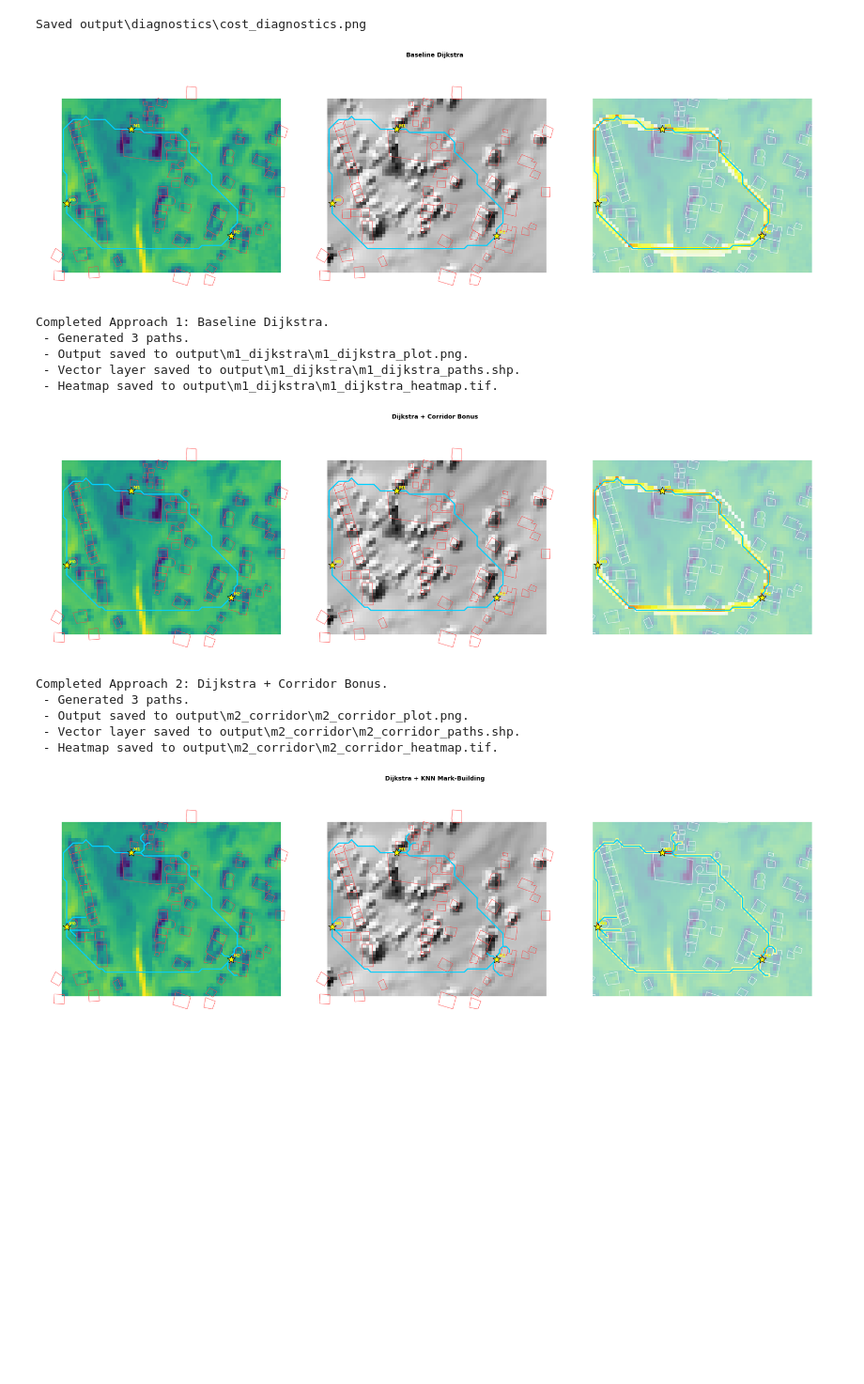
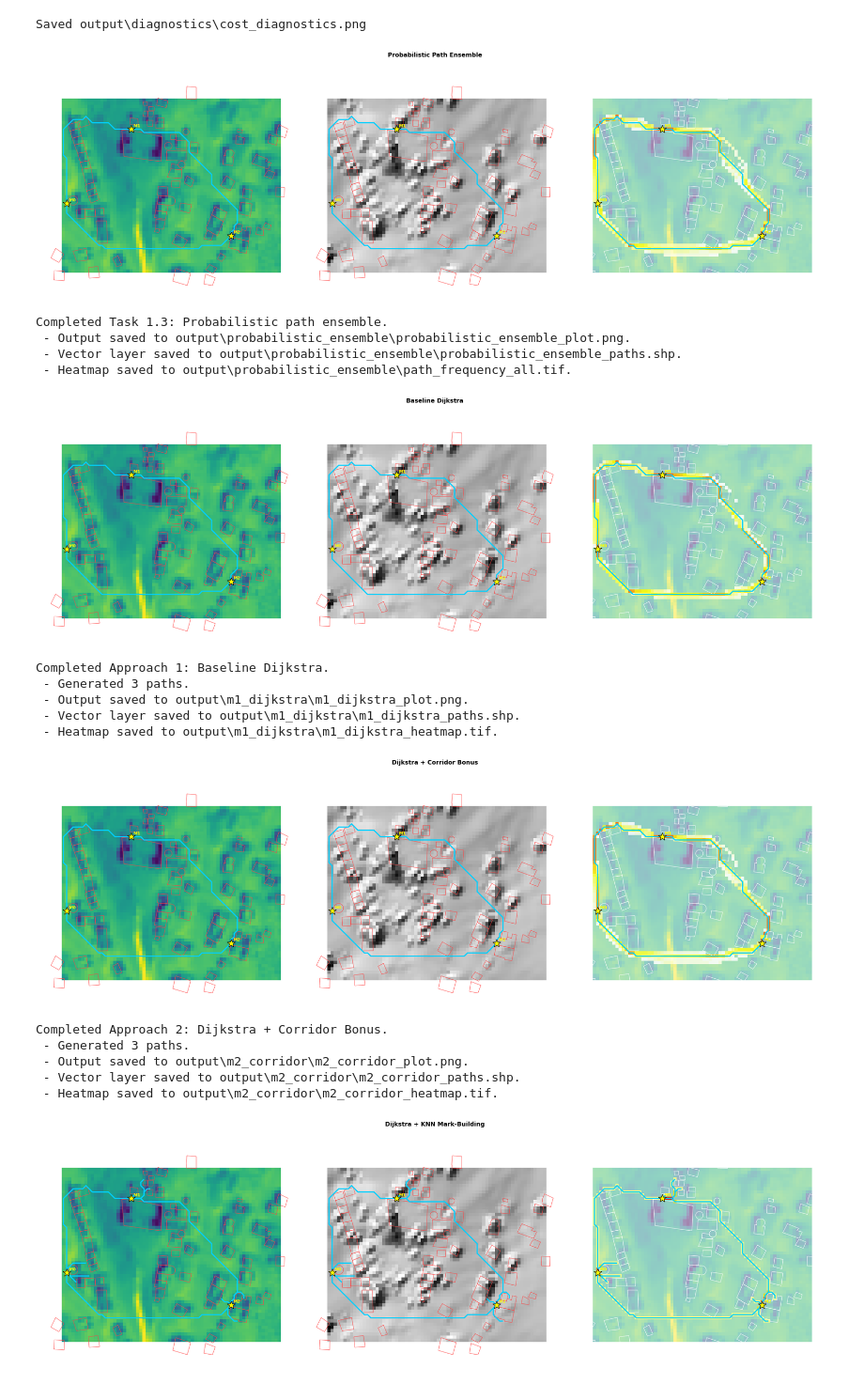
Before and after one commit to Manan-Wadhwa/lamp-gsoc-2026, a Jupyter notebook: Task1.ipynb, the cells around one changed output. Shown at 94% size. Saved outputs shown, nothing was run; the diff lists cells and outputs as text; code cells hidden in the pictures; blank space fills up the shorter version.

Commit message:
Task1 done

```diff
--- a/Task1.ipynb
+++ b/Task1.ipynb
@@ -958,6 +975,56 @@ def export_paths_shapefile(path_records, crs, filepath):
         gdf.to_file(filepath, driver="ESRI Shapefile", schema=schema, index=False)
     else:
         gdf.to_file(filepath, driver="ESRI Shapefile", index=False)
+# %%
+# Task 1.3 - Probabilistic path ensemble (cost perturbation)
+composite = composite_cost(
+    slope_cost_grid, surface_cost_grid, data["bldg_raster"], data["valid"], corridor_mult=corridor_mult
+)
+mark_nodes = mark_nodes_from_marks(data, composite)
+
+orig_k = CONFIG["PROB_K"]
+orig_noise = CONFIG["PROB_NOISE"]
+CONFIG["PROB_K"] = 20
+CONFIG["PROB_NOISE"] = 0.15
+try:
+    path_records, frequency_map, _ = run_dijkstra_mark_pairs(
+        data, composite, mark_nodes, include_prob=True
+    )
+finally:
+    CONFIG["PROB_K"] = orig_k
+    CONFIG["PROB_NOISE"] = orig_noise
+
+freq_norm = frequency_map
+if frequency_map.max() > 0:
+    freq_norm = frequency_map / frequency_map.max()
+
+output_dir = OUT / "probabilistic_ensemble"
+output_dir.mkdir(parents=True, exist_ok=True)
+
+plot_paths(
+    data,
+    path_records,
+    freq_norm,
+    "Probabilistic Path Ensemble",
+    "probabilistic_ensemble/probabilistic_ensemble_plot.png",
+    mark_nodes,
+ )
+
+export_paths_shapefile(
+    path_records, data["dem_crs"], output_dir / "probabilistic_ensemble_paths.shp"
+ )
+export_heatmap_geotiff(freq_norm, data["dem_meta"], output_dir / "path_frequency_all.tif")
+
+print("Completed Task 1.3: Probabilistic path ensemble.")
+print(f" - Output saved to {output_dir / 'probabilistic_ensemble_plot.png'}.")
+print(f" - Vector layer saved to {output_dir / 'probabilistic_ensemble_paths.shp'}.")
+print(f" - Heatmap saved to {output_dir / 'path_frequency_all.tif'}.\n")
+# %% [output]
+[figure, added]
+Completed Task 1.3: Probabilistic path ensemble.
+ - Output saved to output\probabilistic_ensemble\probabilistic_ensemble_plot.png.
+ - Vector layer saved to output\probabilistic_ensemble\probabilistic_ensemble_paths.shp.
+ - Heatmap saved to output\probabilistic_ensemble\path_frequency_all.tif.
 # %%
 # Approach 1 - Baseline Dijkstra
 composite = composite_cost(
@@ -991,7 +1058,7 @@ print(f" - Output saved to {output_dir / 'm1_dijkstra_plot.png'}.")
 print(f" - Vector layer saved to {output_dir / 'm1_dijkstra_paths.shp'}.")
 print(f" - Heatmap saved to {output_dir / 'm1_dijkstra_heatmap.tif'}.\n")
 # %% [output]
-[figure, old version]
+[figure, new version]
 Completed Approach 1: Baseline Dijkstra.
  - Generated 3 paths.
  - Output saved to output\m1_dijkstra\m1_dijkstra_plot.png.
@@ -1030,7 +1325,7 @@ print(f" - Output saved to {output_dir / 'm2_corridor_plot.png'}.")
 print(f" - Vector layer saved to {output_dir / 'm2_corridor_paths.shp'}.")
 print(f" - Heatmap saved to {output_dir / 'm2_corridor_heatmap.tif'}.\n")
 # %% [output]
-[figure, old version]
+[figure, new version]
 Completed Approach 2: Dijkstra + Corridor Bonus.
  - Generated 3 paths.
  - Output saved to output\m2_corridor\m2_corridor_plot.png.
```
Also changed, not shown: parts of 13 cells of this notebook, 34 other files.
